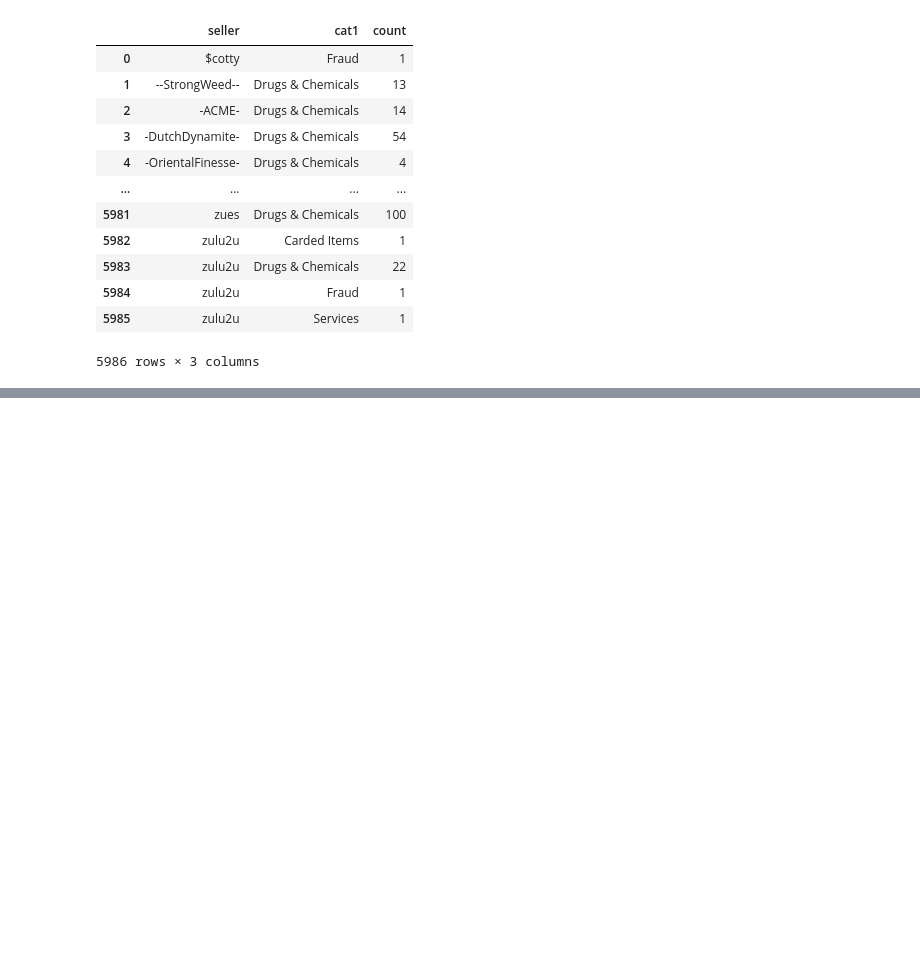
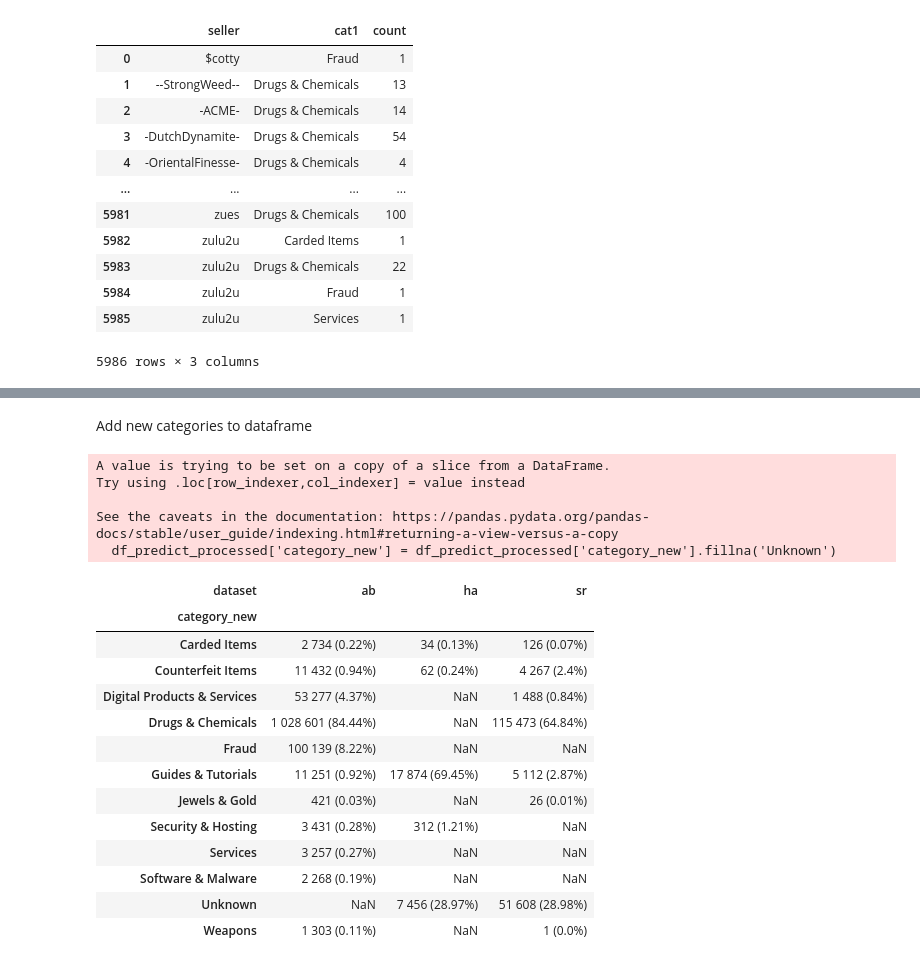
Before and after one commit to GregoryG3/Thesis, a Jupyter notebook: INITIALIZATION.ipynb, the cells around one changed output, grey strips where cells are left out. Drawn from its saved outputs; the diff is of its cells as text; code cells hidden in the pictures; blank space fills up the shorter version.

```diff
--- a/INITIALIZATION.ipynb
+++ b/INITIALIZATION.ipynb
@@ -1237,0 +1375,23 @@ array(['Other', 'Fraud', 'Fraud Software', 'Social Engineering',
+# %%
+reverse_dict = {}
+missing_values = []
+for key, values in new_categories.items():
+    for value in values:
+        if value in reverse_dict:
+            print(f"Warning: Duplicate entry for {value}")
+        reverse_dict[value] = key
+
+# check if all values from current_category are in reverse_dict
+for item in current_category:
+    if item not in reverse_dict and item is not np.nan:
+        missing_values.append(item)
+
+if missing_values:
+    print("Missing values in our dictionary:")
+    print(missing_values)
+
+df = pd.DataFrame(current_category, columns=['Value'])
+def map_category(value):
+    return reverse_dict.get(value, np.nan)
+
+df['Category'] = df['Value'].apply(map_category)
@@ -1237,0 +1417,39 @@ array(['Other', 'Fraud', 'Fraud Software', 'Social Engineering',
+# %% [markdown]
+Add new categories to dataframe
+# %%
+df_predict_processed.loc[:,'category_new'] = df_predict_processed['category'].map(reverse_dict)
+# %%
+# Replace NaN values in 'category_new' for the grouping operation
+df_predict_processed['category_new'] = df_predict_processed['category_new'].fillna('Unknown')
+
+# Group by 'dataset' and 'category_new', count occurrences, and calculate percentages
+grouped = df_predict_processed.groupby(['dataset', 'category_new']).size().reset_index(name='count')
+grouped['percentage'] = (grouped['count'] / grouped.groupby('dataset')['count'].transform('sum') * 100).round(2).astype(str) + '%'
+
+# Format counts with thousand separators
+grouped['count'] = grouped['count'].apply(lambda x: f"{x:,}".replace(",", " "))
+
+# Transpose the table and merge counts and percentages
+transposed_combined = grouped.pivot(index='category_new', columns='dataset', values='count') + " (" + grouped.pivot(index='category_new', columns='dataset', values='percentage') + ")"
+
+transposed_combined
+# %% [output]
+A value is trying to be set on a copy of a slice from a DataFrame.
+Try using .loc[row_indexer,col_indexer] = value instead
+
+See the caveats in the documentation: https://pandas.pydata.org/pandas-docs/stable/user_guide/indexing.html#returning-a-view-versus-a-copy
+  df_predict_processed['category_new'] = df_predict_processed['category_new'].fillna('Unknown')
+| dataset | ab | ha | sr |
+| category_new |  |  |  |
+| Carded Items | 2 734 (0.22%) | 34 (0.13%) | 126 (0.07%) |
+| Counterfeit Items | 11 432 (0.94%) | 62 (0.24%) | 4 267 (2.4%) |
+| Digital Products & Services | 53 277 (4.37%) | NaN | 1 488 (0.84%) |
+| Drugs & Chemicals | 1 028 601 (84.44%) | NaN | 115 473 (64.84%) |
+| Fraud | 100 139 (8.22%) | NaN | NaN |
+| Guides & Tutorials | 11 251 (0.92%) | 17 874 (69.45%) | 5 112 (2.87%) |
+| Jewels & Gold | 421 (0.03%) | NaN | 26 (0.01%) |
+| Security & Hosting | 3 431 (0.28%) | 312 (1.21%) | NaN |
+| Services | 3 257 (0.27%) | NaN | NaN |
+| Software & Malware | 2 268 (0.19%) | NaN | NaN |
+| Unknown | NaN | 7 456 (28.97%) | 51 608 (28.98%) |
+| Weapons | 1 303 (0.11%) | NaN | 1 (0.0%) |
```
Also changed, not shown: parts of 30 cells of this notebook.
